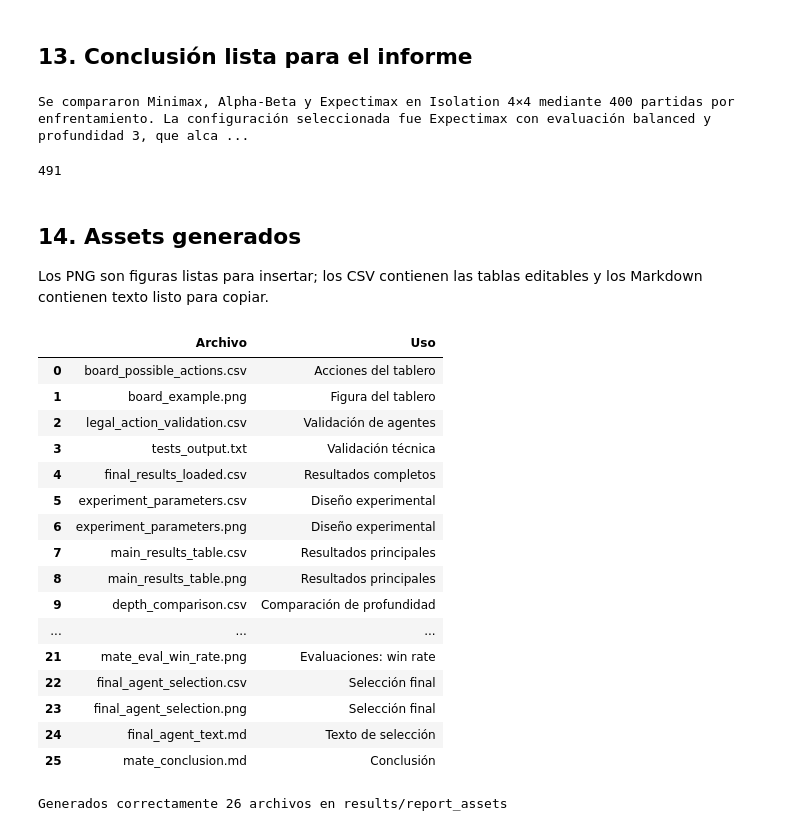
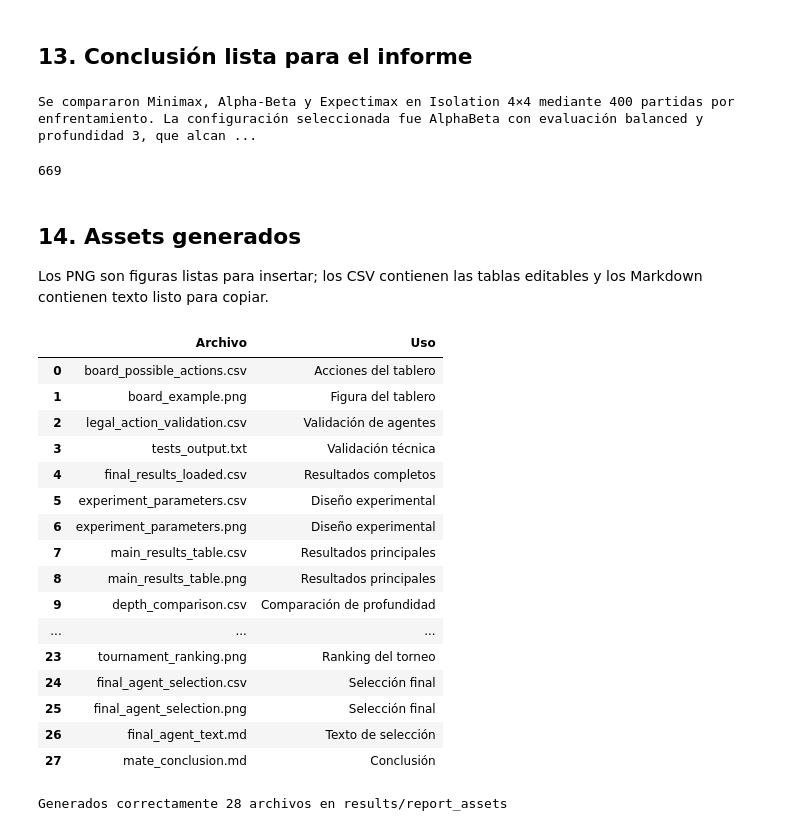
Before and after one commit to gocasanova/ORT-OBL-IA2026, a Jupyter notebook: Isolation/mate_isolation_experiments.ipynb, the cells around one changed output. Drawn from its saved outputs; the diff is of its cells as text; code cells hidden in the pictures.

```diff
--- a/Isolation/mate_isolation_experiments.ipynb
+++ b/Isolation/mate_isolation_experiments.ipynb
@@ -446,17 +500,18 @@ depth3_impact = alphabeta_impact[alphabeta_impact["depth"] == 3].iloc[0]
 node_reduction = 100 * (1 - depth3_impact["alphabeta_expanded_nodes"] / depth3_impact["minimax_expanded_nodes"])
 mate_conclusion = (
     "Se compararon Minimax, Alpha-Beta y Expectimax en Isolation 4×4 mediante 400 partidas por enfrentamiento. "
-    f"La configuración seleccionada fue {selected['agent_name']} con evaluación {selected['evaluation_function']} y profundidad {int(selected['search_depth'])}, "
-    f"que alcanzó un win rate de {100 * selected['win_rate']:.1f}% contra Random. "
+    f"La configuración seleccionada fue {selected['agent_name']} con evaluación balanced y profundidad 3, "
+    f"que alcanzó un win rate agregado de {100 * selected['win_rate']:.1f}% contra los otros dos agentes y Stratagem. "
     f"En el enfrentamiento directo de profundidad 3, Alpha-Beta redujo los nodos medios de {depth3_impact['minimax_expanded_nodes']:.1f} "
     f"a {depth3_impact['alphabeta_expanded_nodes']:.1f}, una reducción de {node_reduction:.1f}%, gracias a la poda. "
-    "La profundidad máxima evaluada fue 3 porque el costo computacional crece rápidamente con la profundidad."
+    "La profundidad máxima evaluada fue 3 porque el costo computacional crece rápidamente con la profundidad. "
+    "Stratagem se evaluó sin modificar y alternando el orden de juego; su implementación presenta una condición terminal asimétrica como jugador 2."
 )
 print(mate_conclusion)
 (ASSETS_DIR / "mate_conclusion.md").write_text(mate_conclusion + "\n", encoding="utf-8")
 # %% [output]
-Se compararon Minimax, Alpha-Beta y Expectimax en Isolation 4×4 mediante 400 partidas por enfrentamiento. La configuración seleccionada fue Expectimax con evaluación balanced y profundidad 3, que alca ...
+Se compararon Minimax, Alpha-Beta y Expectimax en Isolation 4×4 mediante 400 partidas por enfrentamiento. La configuración seleccionada fue AlphaBeta con evaluación balanced y profundidad 3, que alcan ...
-491
+669
 # %% [markdown]
 ## 14. Assets generados
 
@@ -469,43 +524,45 @@ required_assets = [
     "mate_depth_win_rate.png", "mate_depth_decision_time.png", "mate_depth_expanded_nodes.png",
     "alphabeta_impact.csv", "alphabeta_impact.png", "mate_alphabeta_nodes.png",
     "mate_alphabeta_time.png", "mate_alphabeta_pruning.png", "evaluation_comparison.csv",
-    "evaluation_comparison.png", "mate_eval_win_rate.png", "final_agent_selection.csv",
+    "evaluation_comparison.png", "mate_eval_win_rate.png", "tournament_ranking.csv",
+    "tournament_ranking.png", "final_agent_selection.csv",
     "final_agent_selection.png", "final_agent_text.md", "mate_conclusion.md",
 ]
 missing_assets = [name for name in required_assets if not (ASSETS_DIR / name).exists()]
 if missing_assets:
     raise RuntimeError(f"No se generaron estos assets: {missing_assets}")
 asset_uses = pd.DataFrame({
     "Archivo": required_assets,
     "Uso": [
         "Acciones del tablero", "Figura del tablero", "Validación de agentes", "Validación técnica",
         "Resultados completos", "Diseño experimental", "Diseño experimental",
         "Resultados principales", "Resultados principales", "Comparación de profundidad", "Comparación de profundidad",
         "Profundidad: win rate", "Profundidad: tiempo", "Profundidad: nodos",
         "Impacto de Alpha-Beta", "Impacto de Alpha-Beta", "Alpha-Beta: nodos",
         "Alpha-Beta: tiempo", "Alpha-Beta: podas", "Funciones de evaluación",
-        "Funciones de evaluación", "Evaluaciones: win rate", "Selección final",
+        "Funciones de evaluación", "Evaluaciones: win rate", "Ranking del torneo",
+        "Ranking del torneo", "Selección final",
         "Selección final", "Texto de selección", "Conclusión",
     ],
 })
 display(asset_uses)
 print(f"Generados correctamente {len(required_assets)} archivos en {ASSETS_DIR}")
 # %% [output]
 |  | Archivo | Uso |
 | 0 | board_possible_actions.csv | Acciones del tablero |
 | 1 | board_example.png | Figura del tablero |
 | 2 | legal_action_validation.csv | Validación de agentes |
 | 3 | tests_output.txt | Validación técnica |
 | 4 | final_results_loaded.csv | Resultados completos |
 | 5 | experiment_parameters.csv | Diseño experimental |
 | 6 | experiment_parameters.png | Diseño experimental |
 | 7 | main_results_table.csv | Resultados principales |
 | 8 | main_results_table.png | Resultados principales |
 | 9 | depth_comparison.csv | Comparación de profundidad |
 | ... | ... | ... |
-| 21 | mate_eval_win_rate.png | Evaluaciones: win rate |
-| 22 | final_agent_selection.csv | Selección final |
-| 23 | final_agent_selection.png | Selección final |
-| 24 | final_agent_text.md | Texto de selección |
-| 25 | mate_conclusion.md | Conclusión |
+| 23 | tournament_ranking.png | Ranking del torneo |
+| 24 | final_agent_selection.csv | Selección final |
+| 25 | final_agent_selection.png | Selección final |
+| 26 | final_agent_text.md | Texto de selección |
+| 27 | mate_conclusion.md | Conclusión |
-Generados correctamente 26 archivos en results/report_assets
+Generados correctamente 28 archivos en results/report_assets
```
Also changed, not shown: parts of 5 cells of this notebook, 15 other files.
